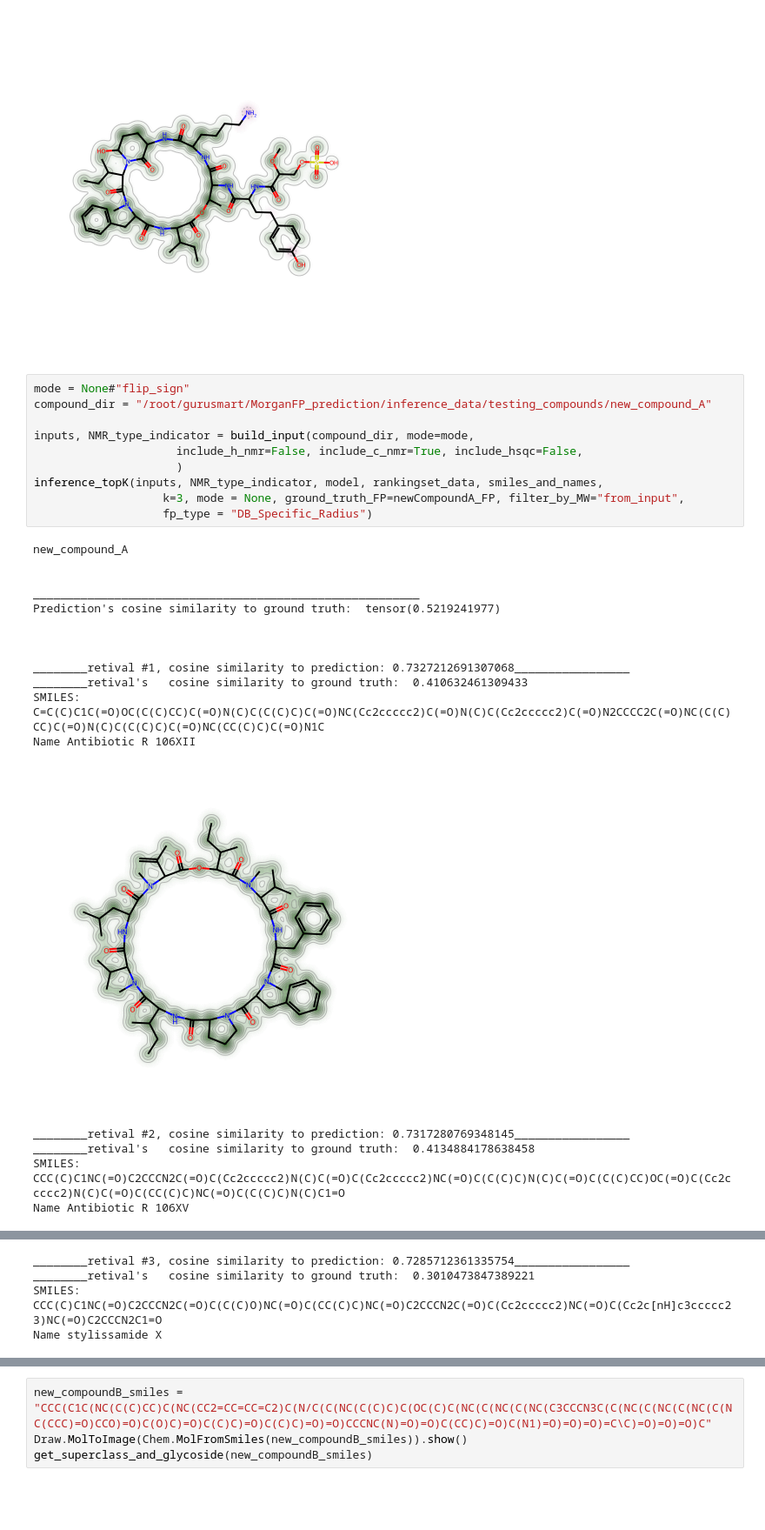
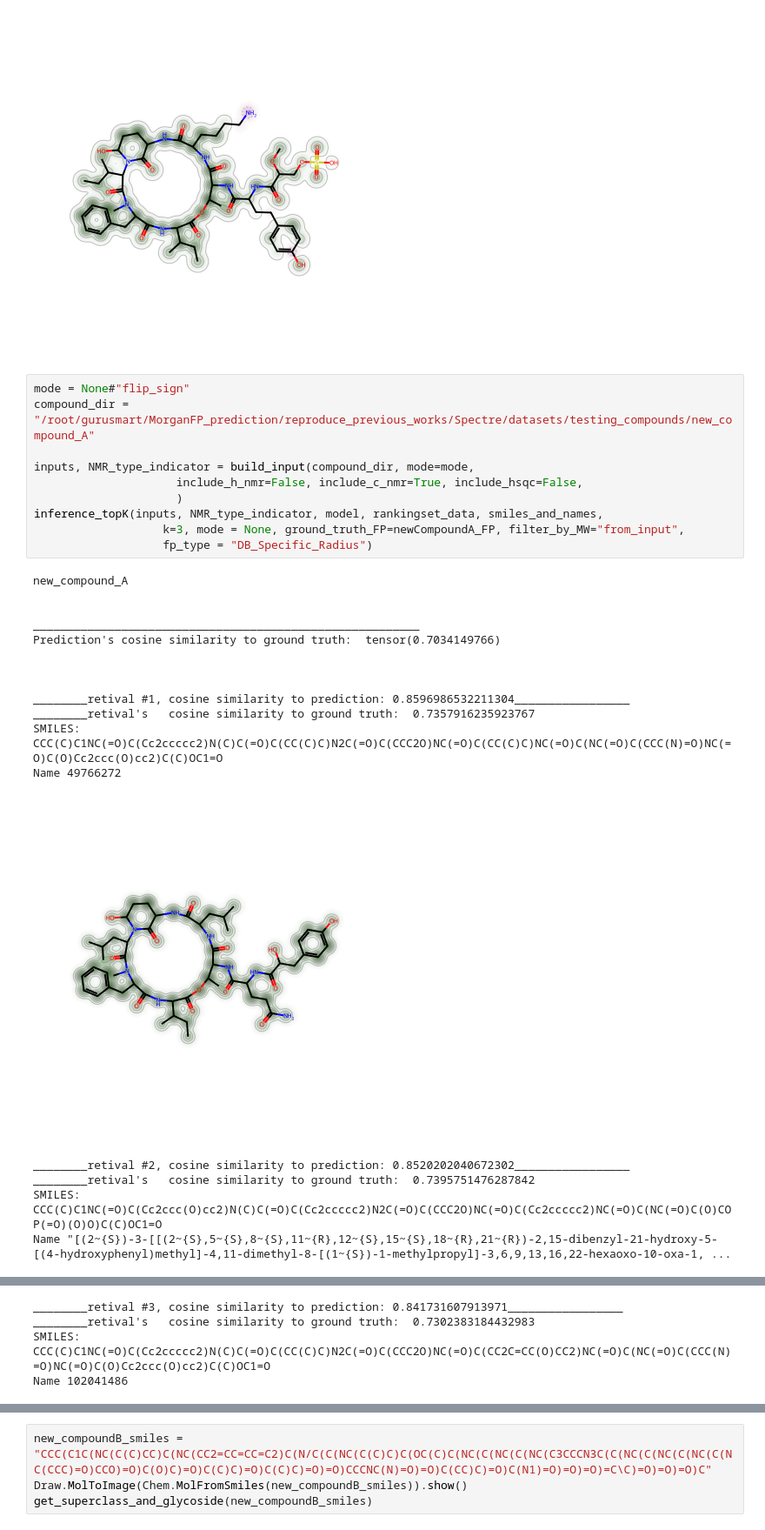
Before and after one commit to xwd0418/Spectre, a Jupyter notebook: inference/inference_with_unique_FP.ipynb, the cells around one changed output, grey strips where cells are left out. Shown at 87% size. Cells and saved outputs as stored; diff of their text form; blank space fills up the shorter version.

```diff
--- a/inference/inference_with_unique_FP.ipynb
+++ b/inference/inference_with_unique_FP.ipynb
@@ -335,29 +331,29 @@ Name "[(2~{R})-3-[[(1~{R})-1-[[(2~{R},5~{S},8~{S},11~{S},12~{S},15~{S},18~{S},21
 [figure]
 # %%
 mode = None#"flip_sign"
-compound_dir = "/root/gurusmart/MorganFP_prediction/inference_data/testing_compounds/new_compound_A"
+compound_dir = "/root/gurusmart/MorganFP_prediction/reproduce_previous_works/Spectre/datasets/testing_compounds/new_compound_A"
 
 inputs, NMR_type_indicator = build_input(compound_dir, mode=mode,
                      include_h_nmr=False, include_c_nmr=True, include_hsqc=False,
                      )
 inference_topK(inputs, NMR_type_indicator, model, rankingset_data, smiles_and_names,
                    k=3, mode = None, ground_truth_FP=newCompoundA_FP, filter_by_MW="from_input",
                    fp_type = "DB_Specific_Radius")
 # %% [output]
 new_compound_A
 
 
 _________________________________________________________
-Prediction's cosine similarity to ground truth:  tensor(0.5219241977)
+Prediction's cosine similarity to ground truth:  tensor(0.7034149766)
 
 
 
-________retival #1, cosine similarity to prediction: 0.7327212691307068_________________
-________retival's   cosine similarity to ground truth:  0.410632461309433
-SMILES: C=C(C)C1C(=O)OC(C(C)CC)C(=O)N(C)C(C(C)C)C(=O)NC(Cc2ccccc2)C(=O)N(C)C(Cc2ccccc2)C(=O)N2CCCC2C(=O)NC(C(C)CC)C(=O)N(C)C(C(C)C)C(=O)NC(CC(C)C)C(=O)N1C
-Name Antibiotic R 106XII
+________retival #1, cosine similarity to prediction: 0.8596986532211304_________________
+________retival's   cosine similarity to ground truth:  0.7357916235923767
+SMILES: CCC(C)C1NC(=O)C(Cc2ccccc2)N(C)C(=O)C(CC(C)C)N2C(=O)C(CCC2O)NC(=O)C(CC(C)C)NC(=O)C(NC(=O)C(CCC(N)=O)NC(=O)C(O)Cc2ccc(O)cc2)C(C)OC1=O
+Name 49766272
-[figure, old version]
+[figure, new version]
-________retival #2, cosine similarity to prediction: 0.7317280769348145_________________
-________retival's   cosine similarity to ground truth:  0.4134884178638458
-SMILES: CCC(C)C1NC(=O)C2CCCN2C(=O)C(Cc2ccccc2)N(C)C(=O)C(Cc2ccccc2)NC(=O)C(C(C)C)N(C)C(=O)C(C(C)CC)OC(=O)C(Cc2ccccc2)N(C)C(=O)C(CC(C)C)NC(=O)C(C(C)C)N(C)C1=O
-Name Antibiotic R 106XV
+________retival #2, cosine similarity to prediction: 0.8520202040672302_________________
+________retival's   cosine similarity to ground truth:  0.7395751476287842
+SMILES: CCC(C)C1NC(=O)C(Cc2ccc(O)cc2)N(C)C(=O)C(Cc2ccccc2)N2C(=O)C(CCC2O)NC(=O)C(Cc2ccccc2)NC(=O)C(NC(=O)C(O)COP(=O)(O)O)C(C)OC1=O
+Name "[(2~{S})-3-[[(2~{S},5~{S},8~{S},11~{R},12~{S},15~{S},18~{R},21~{R})-2,15-dibenzyl-21-hydroxy-5-[(4-hydroxyphenyl)methyl]-4,11-dimethyl-8-[(1~{S})-1-methylpropyl]-3,6,9,13,16,22-hexaoxo-10-oxa-1, ...
@@ -365,4 +361,4 @@ Name Antibiotic R 106XV
-________retival #3, cosine similarity to prediction: 0.7285712361335754_________________
-________retival's   cosine similarity to ground truth:  0.3010473847389221
-SMILES: CCC(C)C1NC(=O)C2CCCN2C(=O)C(C(C)O)NC(=O)C(CC(C)C)NC(=O)C2CCCN2C(=O)C(Cc2ccccc2)NC(=O)C(Cc2c[nH]c3ccccc23)NC(=O)C2CCCN2C1=O
-Name stylissamide X
+________retival #3, cosine similarity to prediction: 0.841731607913971_________________
+________retival's   cosine similarity to ground truth:  0.7302383184432983
+SMILES: CCC(C)C1NC(=O)C(Cc2ccccc2)N(C)C(=O)C(CC(C)C)N2C(=O)C(CCC2O)NC(=O)C(CC2C=CC(O)CC2)NC(=O)C(NC(=O)C(CCC(N)=O)NC(=O)C(O)Cc2ccc(O)cc2)C(C)OC1=O
+Name 102041486
```
Also changed, not shown: parts of 11 cells of this notebook, 1 other file.
